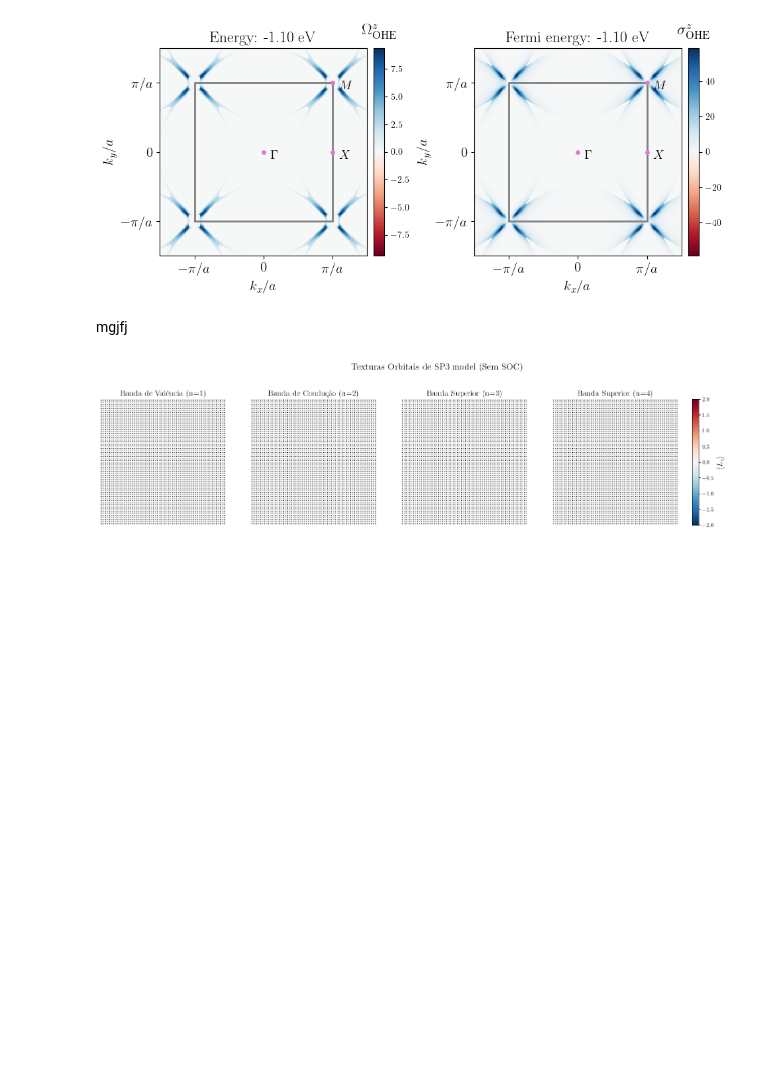
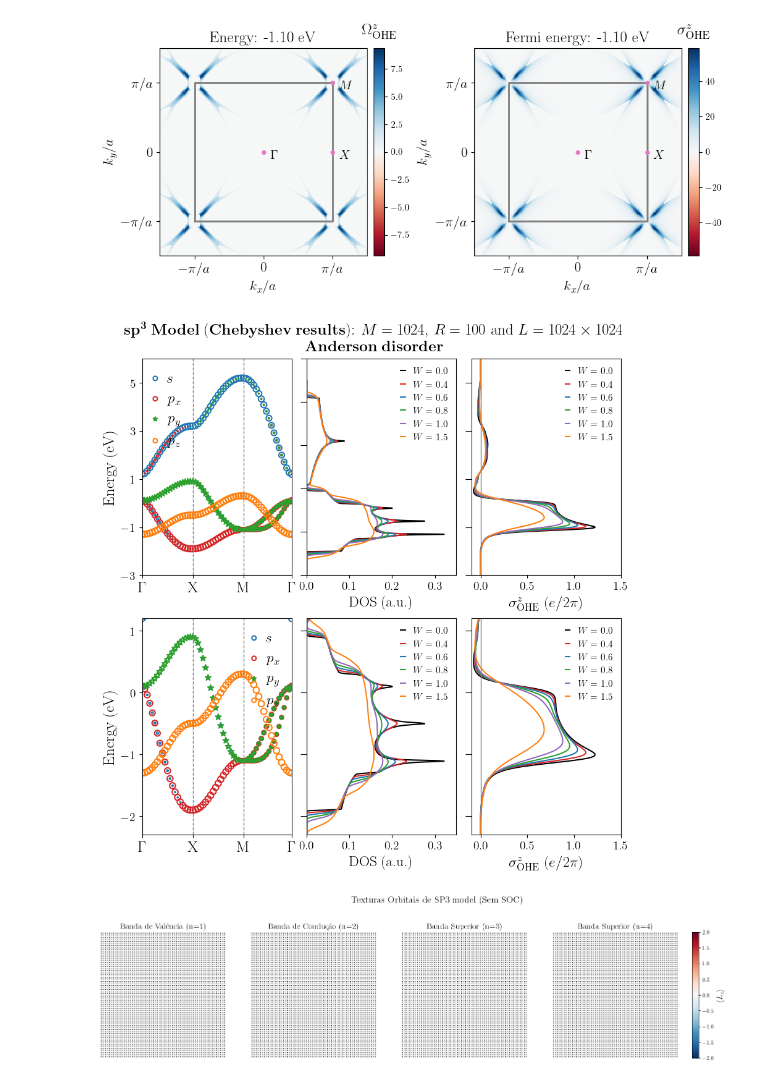
Before and after one commit to KJohnmar/INL-OBELIX-2026, a Jupyter notebook: sp3-model/square-lattice/sp3-model-SquareLattice.ipynb, the cells around one changed output. Drawn from its saved outputs; the diff is of its cells as text; code cells hidden in the pictures; blank space fills up the shorter version.

```diff
--- a/sp3-model/square-lattice/sp3-model-SquareLattice.ipynb
+++ b/sp3-model/square-lattice/sp3-model-SquareLattice.ipynb
@@ -2283,5 +2283,3 @@ if __name__ == "__main__":
     main_BandStructure_1N_analytically()
 # %% [output]
 [figure]
-# %% [markdown]
-mgjfj
@@ -2289,12 +2338,12 @@ mgjfj
 def plot_OHE_Chebyshev(ax, base_url, lim_in, lim_sup, int_, type_d, title=False):
     if type_d == "Anderson":
         config = [
-            ("w000", "black", "0.0"),
-            ("w040", "tab:red", "0.4"),
-            ("w060", "tab:blue", "0.6"),
-            ("w080", "tab:green", "0.8"),
-            ("w100", "tab:purple", "1.0"),
-            ("w200", "tab:orange", "2.0")
+            ("w0,00", "black", "0.0"),
+            ("w0,40", "tab:red", "0.4"),
+            ("w0,60", "tab:blue", "0.6"),
+            ("w0,80", "tab:green", "0.8"),
+            ("w1,00", "tab:purple", "1.0"),
+            ("w1,50", "tab:orange", "1.5")
         ]
 
     if type_d == "Vacancy":
@@ -2309,7 +2358,7 @@ def plot_OHE_Chebyshev(ax, base_url, lim_in, lim_sup, int_, type_d, title=False)
 
     raw_base = base_url.replace("github.com", "raw.githubusercontent.com").replace("/tree/", "/").rstrip("/")
     for sufixo, cor, valor in config:
-        url = f"{raw_base}/sp3-cubic-ohe-{sufixo}_{type_d}.dat"
+        url = f"{raw_base}/SP3-square-ohe_{sufixo}.dat"
         df = pd.read_csv(url, sep='\s+', header=None, names=['Energy', 'OHE', 'none'])
         if type_d == "Anderson": ax.plot(df['OHE'], df['Energy'], color=cor, linewidth=1.5, label=fr'$W={valor}$')
         if type_d == "Vacancy": ax.plot(df['OHE'], df['Energy'], color=cor, linewidth=1.5, label=fr'${valor}\%$')
@@ -2317,7 +2366,7 @@ def plot_OHE_Chebyshev(ax, base_url, lim_in, lim_sup, int_, type_d, title=False)
     ax.legend(fontsize=11, loc='best', frameon=False, handlelength=0.5)
 
     ax.set_xticks(np.arange(-0.5, 3.1, 0.5))
-    ax.set_xlim(-0.1, 1)
+    ax.set_xlim(-0.1, 1.5)
 
     ax.set_yticks(np.arange(-3, 7.1, int_))
     ax.set_ylim(lim_in, lim_sup)
@@ -2325,7 +2374,7 @@ def plot_OHE_Chebyshev(ax, base_url, lim_in, lim_sup, int_, type_d, title=False)
     ax.axvline(0.0, color='tab:gray', linestyle='-', lw=1)
 
     ax.tick_params(axis='y', labelsize=0, length=7)
-    ax.set_xlabel(r"$\sigma^z_{\rm OHE}$ (a.u.)", fontsize=17)
+    ax.set_xlabel(r"$\sigma^z_{\rm OHE}$ ($e/2\pi$)", fontsize=17)
     ax.tick_params(axis='x', labelsize=14)
 
     if title is True:
@@ -2340,73 +2389,63 @@ def plot_OHE_Chebyshev(ax, base_url, lim_in, lim_sup, int_, type_d, title=False)
 
 def main_BandStructure_1N_analytically():
     # Adjust the figure size to fit both plots side-by-side
-    fig = plt.figure(figsize=(16, 10))
+    fig = plt.figure(figsize=(10, 10))
 
     # Create the gridspec
-    gs_main = gridspec.GridSpec(2, 5, figure=fig, wspace=0.1)
+    gs_main = gridspec.GridSpec(2, 3, figure=fig, wspace=0.1)
 
     # Create the subplots
     ax1 = fig.add_subplot(gs_main[0, 0])
     ax2 = fig.add_subplot(gs_main[0, 1])
     ax3 = fig.add_subplot(gs_main[0, 2])
-    ax4 = fig.add_subplot(gs_main[0, 3])
-    ax5 = fig.add_subplot(gs_main[0, 4])
-    ax6 = fig.add_subplot(gs_main[1, 0])
-    ax7 = fig.add_subplot(gs_main[1, 1])
-    ax8 = fig.add_subplot(gs_main[1, 2])
-    ax9 = fig.add_subplot(gs_main[1, 3])
-    ax10 = fig.add_subplot(gs_main[1, 4])
+    ax4 = fig.add_subplot(gs_main[1, 0])
+    ax5 = fig.add_subplot(gs_main[1, 1])
+    ax6 = fig.add_subplot(gs_main[1, 2])
 
     # Custom high-symmetry points (No write "a"):
     Gamma_pt = [0, 0]
     X_pt = [np.pi, 0]
     M_pt = [np.pi, np.pi]
     HS_points = np.array([Gamma_pt, X_pt, M_pt, Gamma_pt])
 
     name = "SP3-Go"
 
     # URL base para evitar repetição de texto
-    base_url_dos = "https://github.com/KJohnmar/INL-OBELIX-2026/tree/main/sp3-model/cubic-lattice/data_DOS/"
-    base_url_ohe_Amderson = "https://github.com/KJohnmar/INL-OBELIX-2026/tree/main/sp3-model/cubic-lattice/data_OHE/Anderson_disorder/"
-    base_url_ohe_Vacancy = "https://github.com/KJohnmar/INL-OBELIX-2026/tree/main/sp3-model/cubic-lattice/data_OHE/Vacancy_effect/"
+    base_url_dos = "https://github.com/KJohnmar/INL-OBELIX-2026/tree/main/sp3-model/square-lattice/data-dos/Anderson_disorder/"
+    base_url_ohe = "https://github.com/KJohnmar/INL-OBELIX-2026/tree/main/sp3-model/square-lattice/data-ohe/Anderson_disorder/"
 
     k_ax, hs_ax, bands, band_s, band_x, band_y, band_z = calculate_SP3_with_projections(20, name, HS_points, soc=False)
     plot_Projected_bands(ax1, k_ax, hs_ax, bands, band_s, band_x, band_y, band_z, -3, 6, 2)
-    #plot_DOS_Chebyshev(ax2, base_url_dos, -3, 7, 2)
-    plot_projected_bands_ohe(ax3, energies, om_o, -3, 6, 2, scale_factor=10)
-    #plot_OHE_Chebyshev(ax4, base_url_ohe_Amderson, -3, 7, 2, "Anderson", True)
-    #plot_OHE_Chebyshev(ax5, base_url_ohe_Vacancy, -3, 7, 2, "Vacancy", True)
-    #plot_OHE_Chebyshev(ax6, base_url_ohe, -3, 7, 2, "Vacancy", True)
-    #plot_OHE_Chebyshev(ax7, base_url_ohe, -3, 7, 2, "Off-Diagonal", True)
+    plot_DOS_Chebyshev(ax2, base_url_dos, -3, 7, 2, "Anderson", False)
+    plot_OHE_Chebyshev(ax3, base_url_ohe, -3, 6, 2, "Anderson", False)
 
-    plot_Projected_bands(ax6, k_ax, hs_ax, bands, band_s, band_x, band_y, band_z, -2, 1, 1)
-    #plot_DOS_Chebyshev(ax7, base_url_dos, -2, 1, 1)
-    plot_projected_bands_ohe(ax8, energies, om_o, -2, 1, 1, scale_factor=10)
-    #plot_OHE_Chebyshev(ax9, base_url_ohe_Amderson, -2, 1, 1, "Anderson", False)
-    #plot_OHE_Chebyshev(ax10, base_url_ohe_Vacancy, -2, 1, 1, "Vacancy", False)
-    #plot_OHE_Chebyshev(ax13, base_url_ohe, -2, 1, 1, "Vacancy", False)
-    #plot_OHE_Chebyshev(ax14, base_url_ohe, -2, 1, 1, "Off-Diagonal", False)
+    plot_Projected_bands(ax4, k_ax, hs_ax, bands, band_s, band_x, band_y, band_z, -2.3, 1.2, 1)
+    plot_DOS_Chebyshev(ax5, base_url_dos, -2.3, 1.2, 1, "Anderson", False)
+    plot_OHE_Chebyshev(ax6, base_url_ohe, -2.3, 1.2, 1, "Anderson", False)
 
-
-
-    # O loop que faz todo o trabalho
-    #for ax, mat in zip(axes, tmds):
-    #    url = f"{base_url}{mat}_dos_w000.dat"
-    #    df = pd.read_csv(url, sep='\s+', header=None, names=['Energy', 'DOS'])
-    #    plot_DOS_Chebyshev(ax, df)
-
-    fig.suptitle(r"$\mathbf{sp^3\ Model\ (Chebyshev\ results)}$ $: M=1024$, $R=100$ and $L=256\times 256\times 64$", fontsize=18, fontweight=900, y=0.94)
+    title_text = (
+        r"$\mathbf{sp^3\ Model\ (Chebyshev\ results)}$: $M=1024$, $R=100$ and $L=1024\times 1024$" + "\n" +
+        r"$\mathbf{Anderson\ disorder}$"
+    )
+    fig.suptitle(title_text,
+             fontsize=18,
+             fontweight='bold',
+             y=0.94,        # Ajuste levemente o y para não sobrepor o plot
+             ha='center',   # Horizontal Alignment: center
+             va='top')      # Vertical Alignment: top
 
     # Finalization
     plt.tight_layout()
     #plt.subplots_adjust(left=0.05, right=0.95, bottom=0.05, top=0.95,
     #                      hspace=0.4, wspace=0.4)
 
     plt.show()
     plt.close()
 
 if __name__ == "__main__":
     main_BandStructure_1N_analytically()
+# %% [output]
+[figure, added]
 # %%
 def plot_orbital_textures():
     # Parâmetros escolhidos
```
Also changed, not shown: parts of 1 cell of this notebook.
